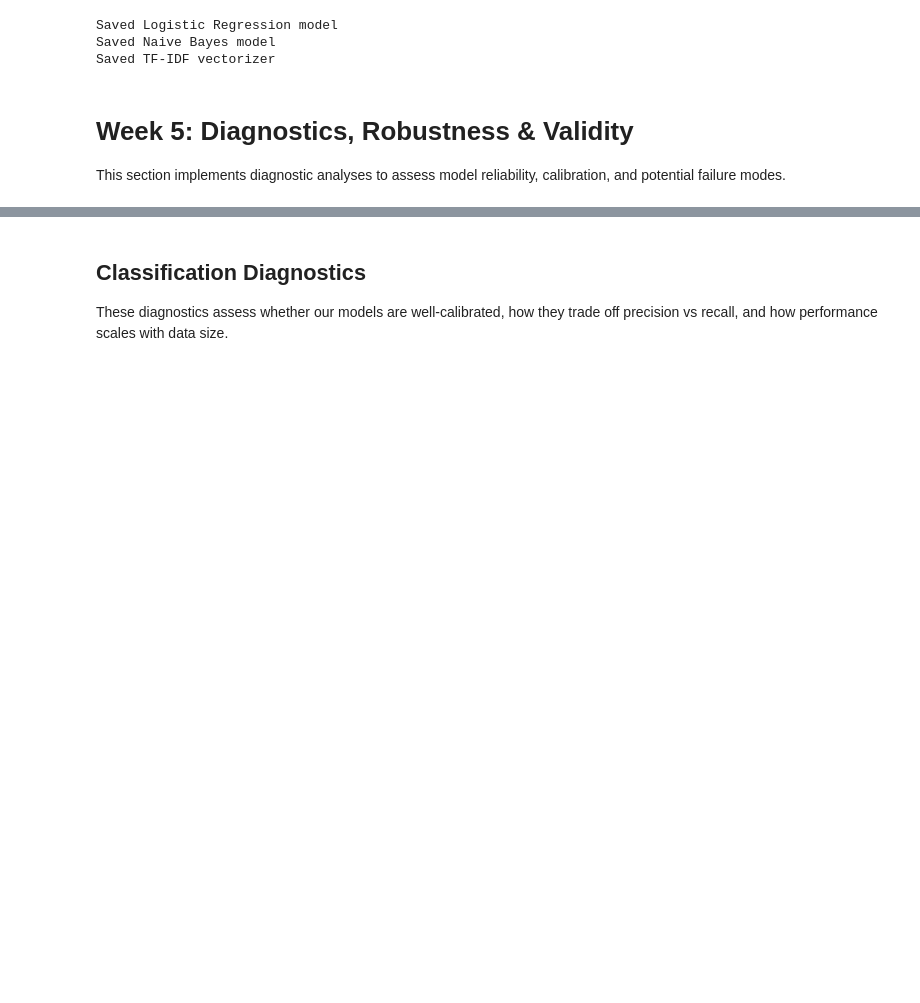
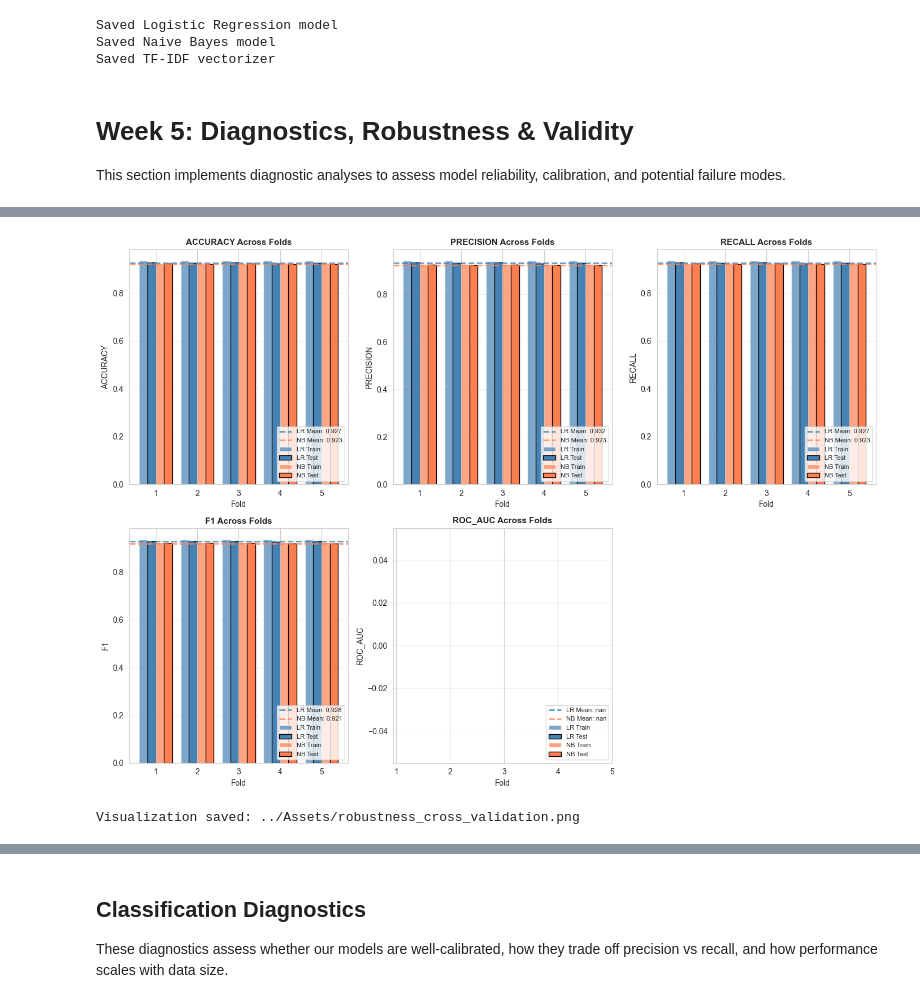
Before and after one commit to 3028Bikalpa/SOSC314_project_Bikki, a Jupyter notebook: Codes/models.ipynb, the cells around one changed output, grey strips where cells are left out. Drawn from its saved outputs; the diff is of its cells as text; code cells hidden in the pictures; blank space fills up the shorter version.

```diff
--- a/Codes/models.ipynb
+++ b/Codes/models.ipynb
@@ -2627,0 +2136,56 @@ This section implements diagnostic analyses to assess model reliability, calibra
+# %%
+# Visualize cross-validation results
+
+fig, axes = plt.subplots(2, 3, figsize=(14, 10))
+axes = axes.flatten()
+
+# Plot each metric
+for idx, metric in enumerate(metrics):
+    ax = axes[idx]
+
+    # Get fold-wise scores
+    lr_test_scores = lr_cv_results[f'test_{metric}']
+    lr_train_scores = lr_cv_results[f'train_{metric}']
+    nb_test_scores = nb_cv_results[f'test_{metric}']
+    nb_train_scores = nb_cv_results[f'train_{metric}']
+
+    x = np.arange(n_folds_cv)
+    width = 0.2
+
+    # Plot bars
+    ax.bar(x - 1.5*width, lr_train_scores, width, label='LR Train',
+           color='steelblue', alpha=0.7)
+    ax.bar(x - 0.5*width, lr_test_scores, width, label='LR Test',
+           color='steelblue', alpha=1.0, edgecolor='black', linewidth=1)
+    ax.bar(x + 0.5*width, nb_train_scores, width, label='NB Train',
+           color='coral', alpha=0.7)
+    ax.bar(x + 1.5*width, nb_test_scores, width, label='NB Test',
+           color='coral', alpha=1.0, edgecolor='black', linewidth=1)
+
+    # Add mean lines
+    ax.axhline(y=lr_test_scores.mean(), color='steelblue', linestyle='--',
+               linewidth=2, alpha=0.8, label=f'LR Mean: {lr_test_scores.mean():.3f}')
+    ax.axhline(y=nb_test_scores.mean(), color='coral', linestyle='--',
+               linewidth=2, alpha=0.8, label=f'NB Mean: {nb_test_scores.mean():.3f}')
+
+    ax.set_xlabel('Fold', fontsize=10)
+    ax.set_ylabel(metric.upper(), fontsize=10)
+    ax.set_title(f'{metric.upper()} Across Folds', fontsize=11, fontweight='bold')
+    ax.set_xticks(x)
+    ax.set_xticklabels([f'{i+1}' for i in range(n_folds_cv)])
+    ax.legend(fontsize=8, loc='lower right')
+    ax.grid(axis='y', alpha=0.3)
+
+# Remove the 6th subplot (we only have 5 metrics)
+fig.delaxes(axes[5])
+
+plt.tight_layout()
+plt.savefig('../Assets/robustness_cross_validation.png', dpi=300, bbox_inches='tight')
+plt.show()
+plt.close()
+gc.collect()  # Free memory  # Free memory
+
+print("\nVisualization saved: ../Assets/robustness_cross_validation.png")
+# %% [output]
+[figure, added]
+Visualization saved: ../Assets/robustness_cross_validation.png
```
Also changed, not shown: parts of 69 cells of this notebook, 3 other files.
